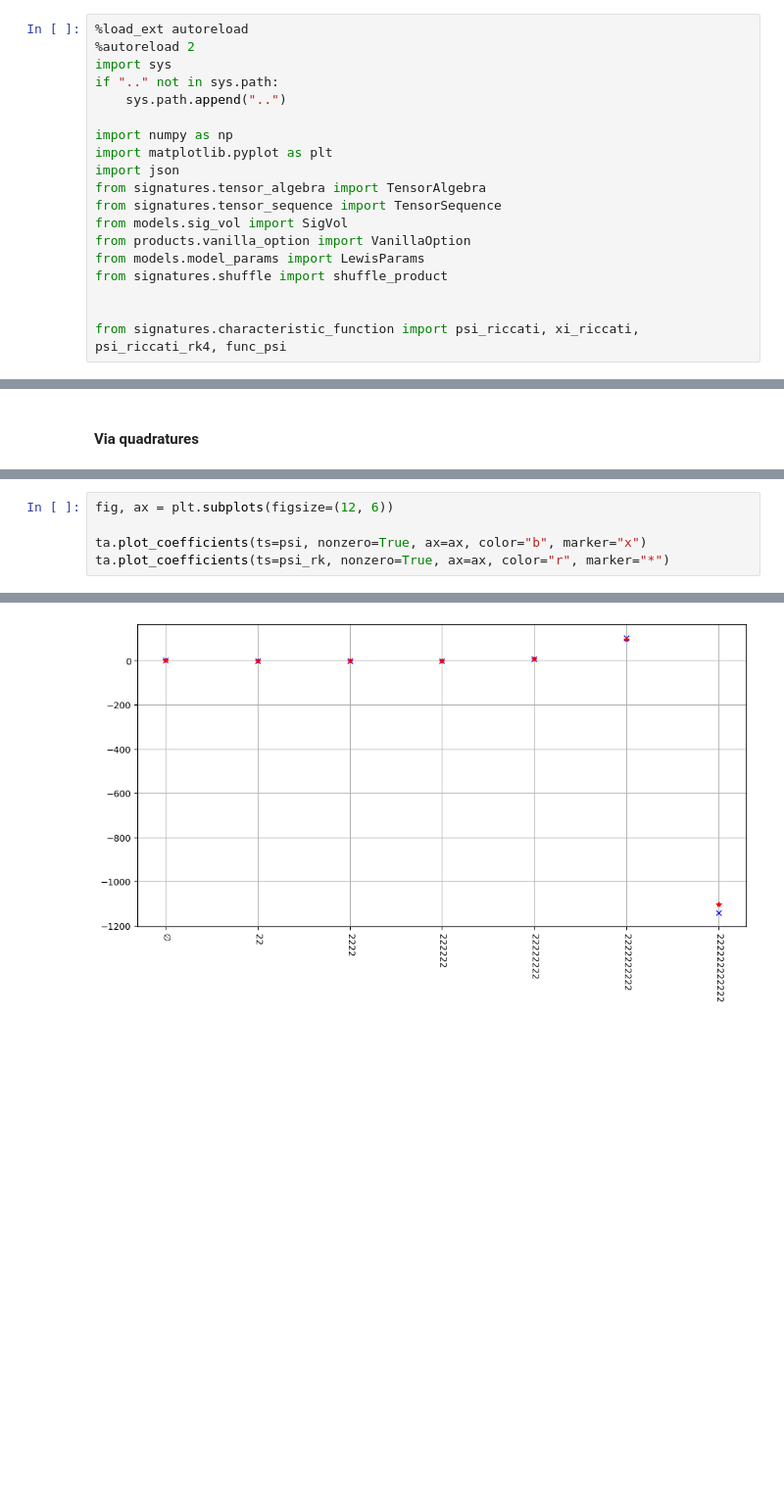
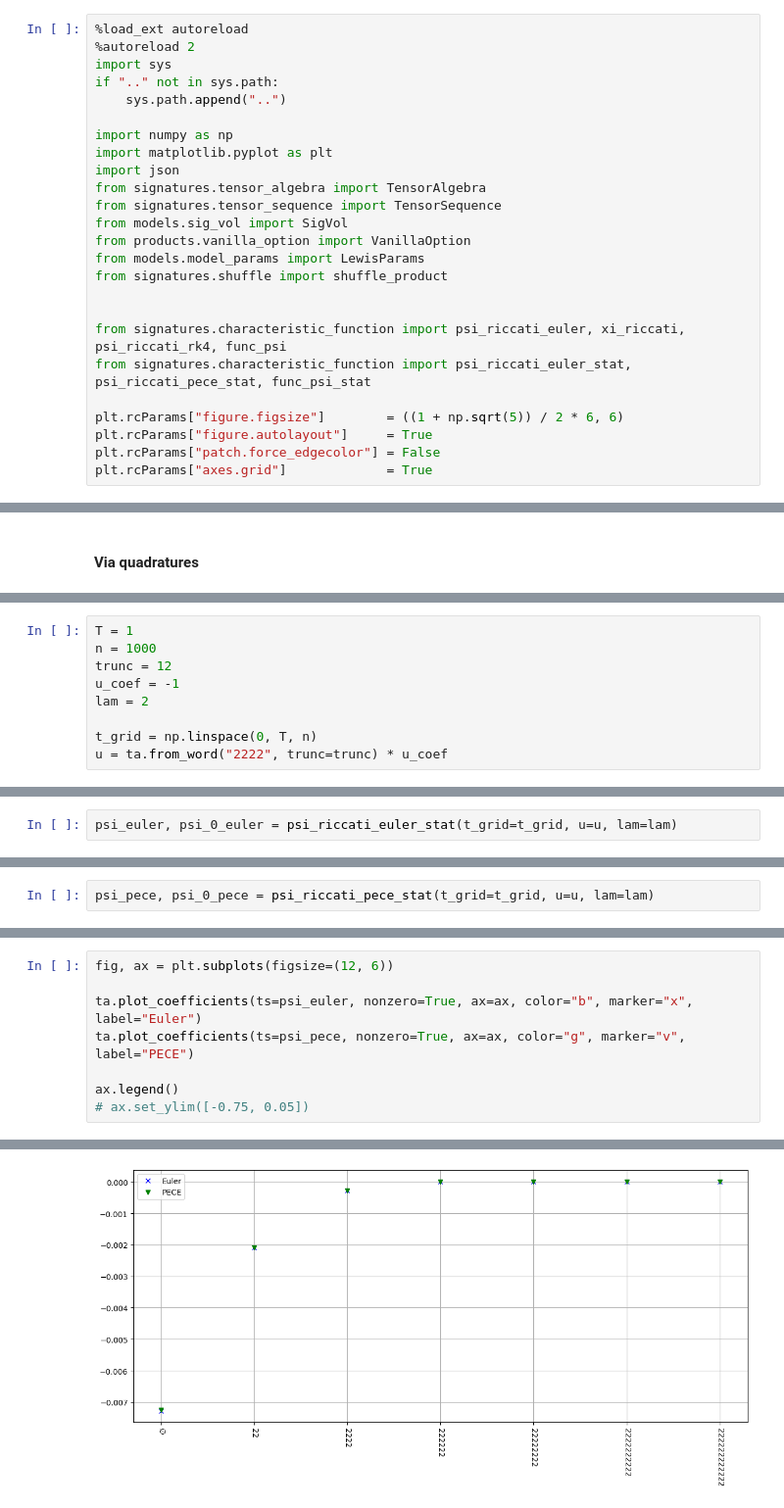
Before and after one commit to MrG1raffe/signature, a Jupyter notebook: notebooks/RiccatiContest.ipynb, the cells around one changed output, grey strips where cells are left out. Shown at 98% size. Saved outputs shown, nothing was run; the diff lists cells and outputs as text; blank space fills up the shorter version.

Commit message:
add Riccati stationary signatures

```diff
--- a/notebooks/RiccatiContest.ipynb
+++ b/notebooks/RiccatiContest.ipynb
@@ -16,4 +16,10 @@ from models.model_params import LewisParams
 from signatures.shuffle import shuffle_product
 
 
-from signatures.characteristic_function import psi_riccati, xi_riccati, psi_riccati_rk4, func_psi
+from signatures.characteristic_function import psi_riccati_euler, xi_riccati, psi_riccati_rk4, func_psi
+from signatures.characteristic_function import psi_riccati_euler_stat, psi_riccati_pece_stat, func_psi_stat
+
+plt.rcParams["figure.figsize"]        = ((1 + np.sqrt(5)) / 2 * 6, 6)
+plt.rcParams["figure.autolayout"]     = True
+plt.rcParams["patch.force_edgecolor"] = False
+plt.rcParams["axes.grid"]             = True
@@ -271,0 +366,9 @@ psi_rk = psi_riccati_rk4(t_grid=t_grid, u=u)
+# %%
+T = 1
+n = 1000
+trunc = 12
+u_coef = -1
+lam = 2
+
+t_grid = np.linspace(0, T, n)
+u = ta.from_word("2222", trunc=trunc) * u_coef
@@ -272 +406,3 @@ psi_rk = psi_riccati_rk4(t_grid=t_grid, u=u)
+# %%
+psi_euler, psi_0_euler = psi_riccati_euler_stat(t_grid=t_grid, u=u, lam=lam)
 # %%
@@ -275,0 +412,2 @@ ta.print(u)
+# %%
+psi_pece, psi_0_pece = psi_riccati_pece_stat(t_grid=t_grid, u=u, lam=lam)
@@ -276,6 +418,9 @@ ta.print(u)
 # %%
 fig, ax = plt.subplots(figsize=(12, 6))
 
-ta.plot_coefficients(ts=psi, nonzero=True, ax=ax, color="b", marker="x")
-ta.plot_coefficients(ts=psi_rk, nonzero=True, ax=ax, color="r", marker="*")
+ta.plot_coefficients(ts=psi_euler, nonzero=True, ax=ax, color="b", marker="x", label="Euler")
+ta.plot_coefficients(ts=psi_pece, nonzero=True, ax=ax, color="g", marker="v", label="PECE")
+
+ax.legend()
+# ax.set_ylim([-0.75, 0.05])
 # %% [output]
@@ -282 +428 @@ ta.plot_coefficients(ts=psi_rk, nonzero=True, ax=ax, color="r", marker="*")
-[figure, old version]
+[figure, new version]
```
Also changed, not shown: parts of 43 cells of this notebook, 4 other files.
